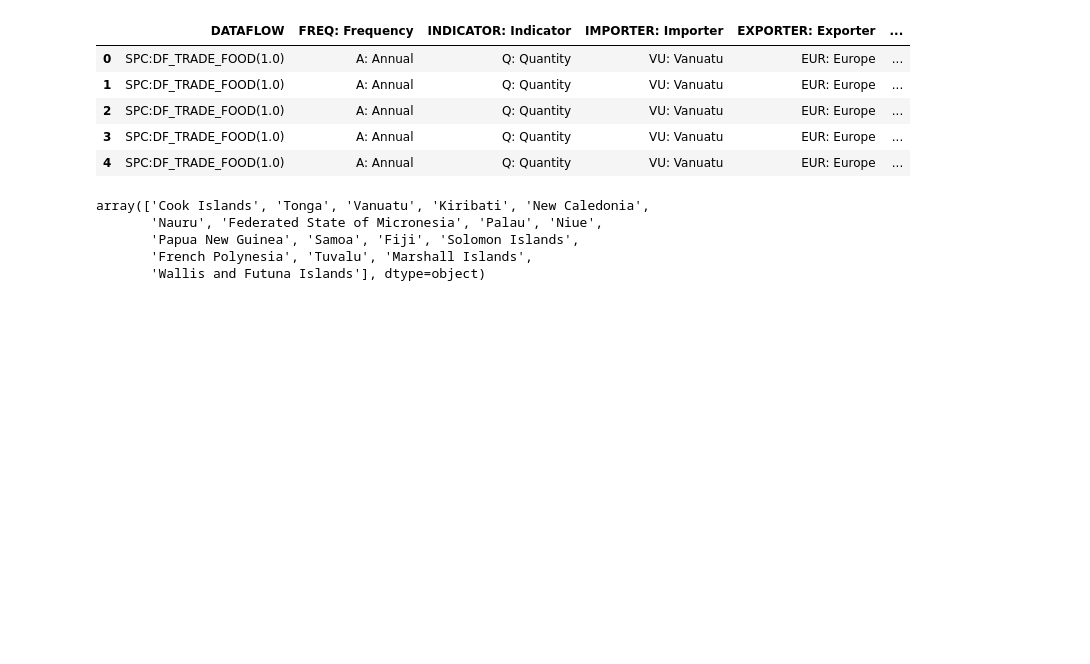
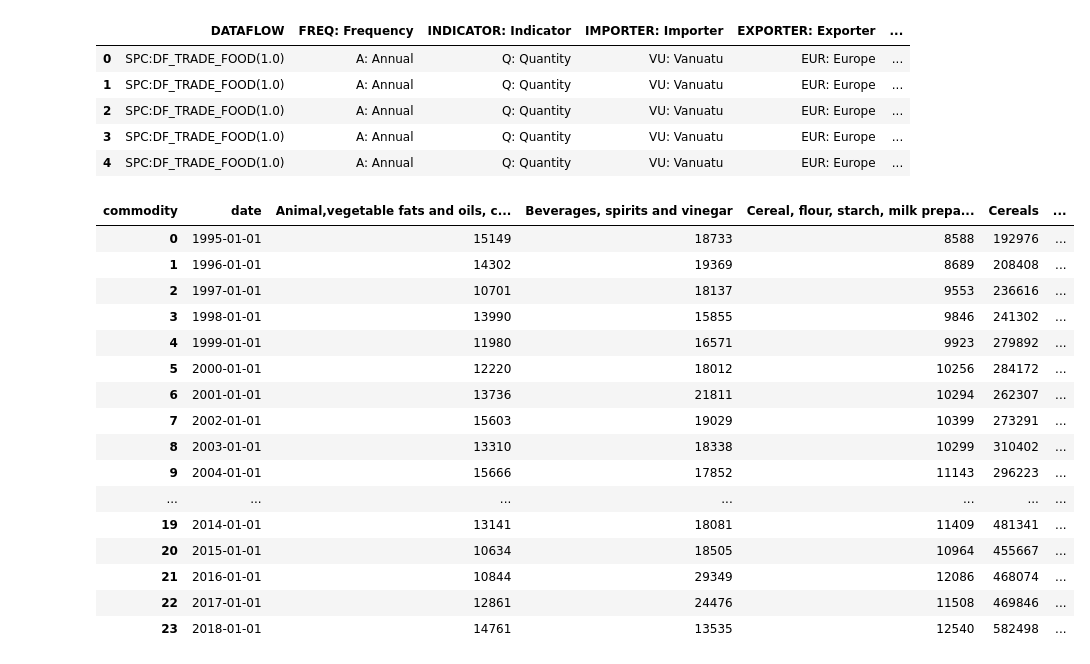
Before and after one commit to sebastian-graeff/pacificdataviz, a Jupyter notebook: PacificExplore.ipynb, the cells around one changed output. Cells and saved outputs as stored; diff of their text form; code cells hidden in the pictures; blank space fills up the shorter version.

```diff
--- a/PacificExplore.ipynb
+++ b/PacificExplore.ipynb
@@ -190,10 +199,2 @@ df_bubble_chart = df[df["date"] == "2018-01-01"]
 # %%
 df_bubble_chart.to_csv("data/BubbleChartPlot.csv",index=False)
-# %%
-df_bubble_chart.name.unique()
-# %% [output]
-array(['Cook Islands', 'Tonga', 'Vanuatu', 'Kiribati', 'New Caledonia',
-       'Nauru', 'Federated State of Micronesia', 'Palau', 'Niue',
-       'Papua New Guinea', 'Samoa', 'Fiji', 'Solomon Islands',
-       'French Polynesia', 'Tuvalu', 'Marshall Islands',
-       'Wallis and Futuna Islands'], dtype=object)
@@ -205,0 +201,23 @@ countries_bubbles = ['Cook Islands', 'Tonga', 'Vanuatu', 'Kiribati', 'New Caledo
+# %%
+df_commodity = df.groupby(["date","commodity"]).sum().reset_index()
+df_commodity = df_commodity.pivot_table(index='date', columns='commodity', values='value', aggfunc='sum').reset_index()
+# %%
+df_commodity.to_csv("data/CommodityStream.csv",index=False)
+# %% [output]
+| commodity | date | Animal,vegetable fats and oils, c... | Beverages, spirits and vinegar | Cereal, flour, starch, milk prepa... | Cereals | ... |
+| 0 | 1995-01-01 | 15149 | 18733 | 8588 | 192976 | ... |
+| 1 | 1996-01-01 | 14302 | 19369 | 8689 | 208408 | ... |
+| 2 | 1997-01-01 | 10701 | 18137 | 9553 | 236616 | ... |
+| 3 | 1998-01-01 | 13990 | 15855 | 9846 | 241302 | ... |
+| 4 | 1999-01-01 | 11980 | 16571 | 9923 | 279892 | ... |
+| 5 | 2000-01-01 | 12220 | 18012 | 10256 | 284172 | ... |
+| 6 | 2001-01-01 | 13736 | 21811 | 10294 | 262307 | ... |
+| 7 | 2002-01-01 | 15603 | 19029 | 10399 | 273291 | ... |
+| 8 | 2003-01-01 | 13310 | 18338 | 10299 | 310402 | ... |
+| 9 | 2004-01-01 | 15666 | 17852 | 11143 | 296223 | ... |
+| ... | ... | ... | ... | ... | ... | ... |
+| 19 | 2014-01-01 | 13141 | 18081 | 11409 | 481341 | ... |
+| 20 | 2015-01-01 | 10634 | 18505 | 10964 | 455667 | ... |
+| 21 | 2016-01-01 | 10844 | 29349 | 12086 | 468074 | ... |
+| 22 | 2017-01-01 | 12861 | 24476 | 11508 | 469846 | ... |
+| 23 | 2018-01-01 | 14761 | 13535 | 12540 | 582498 | ... |
```
Also changed, not shown: parts of 4 cells of this notebook, 4 other files.
